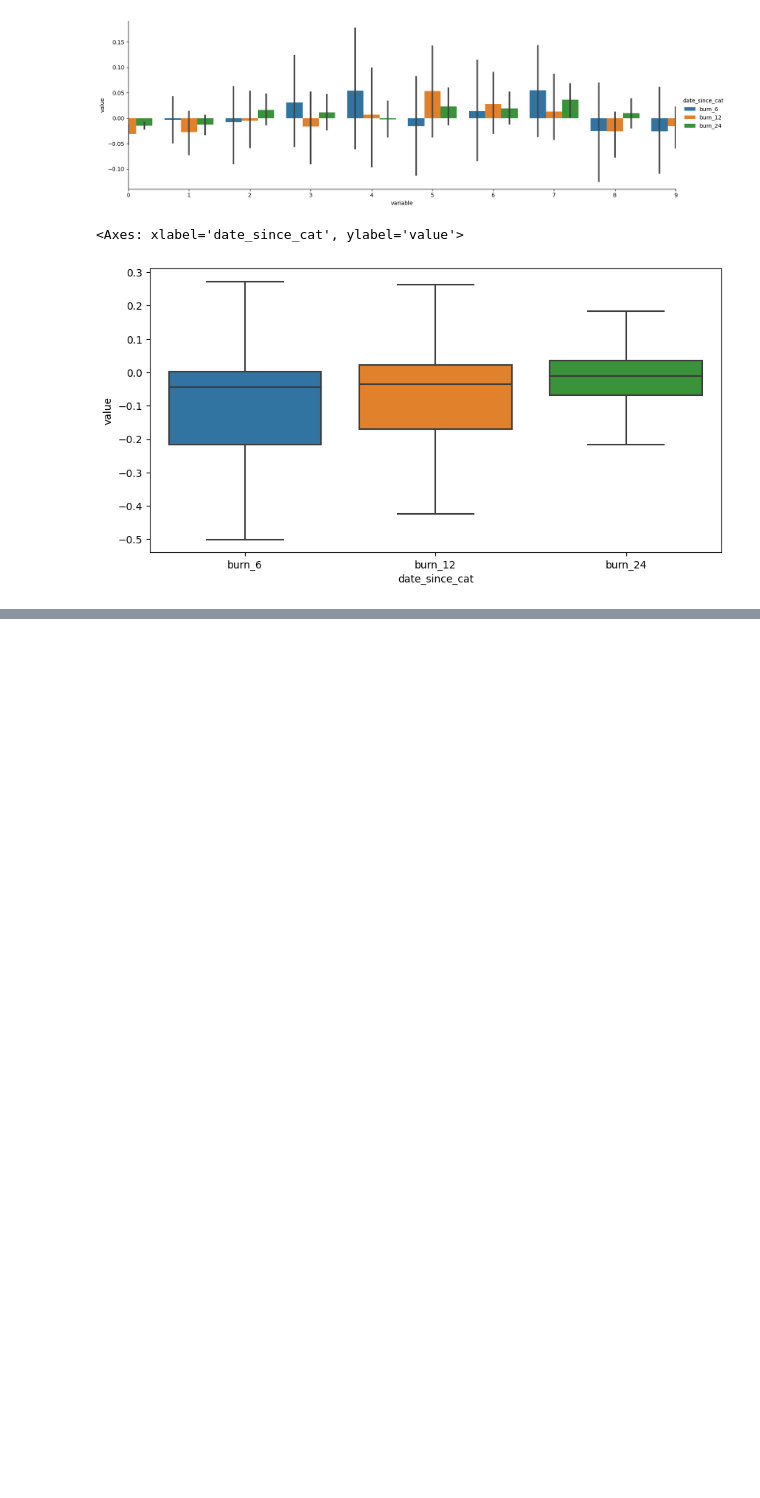
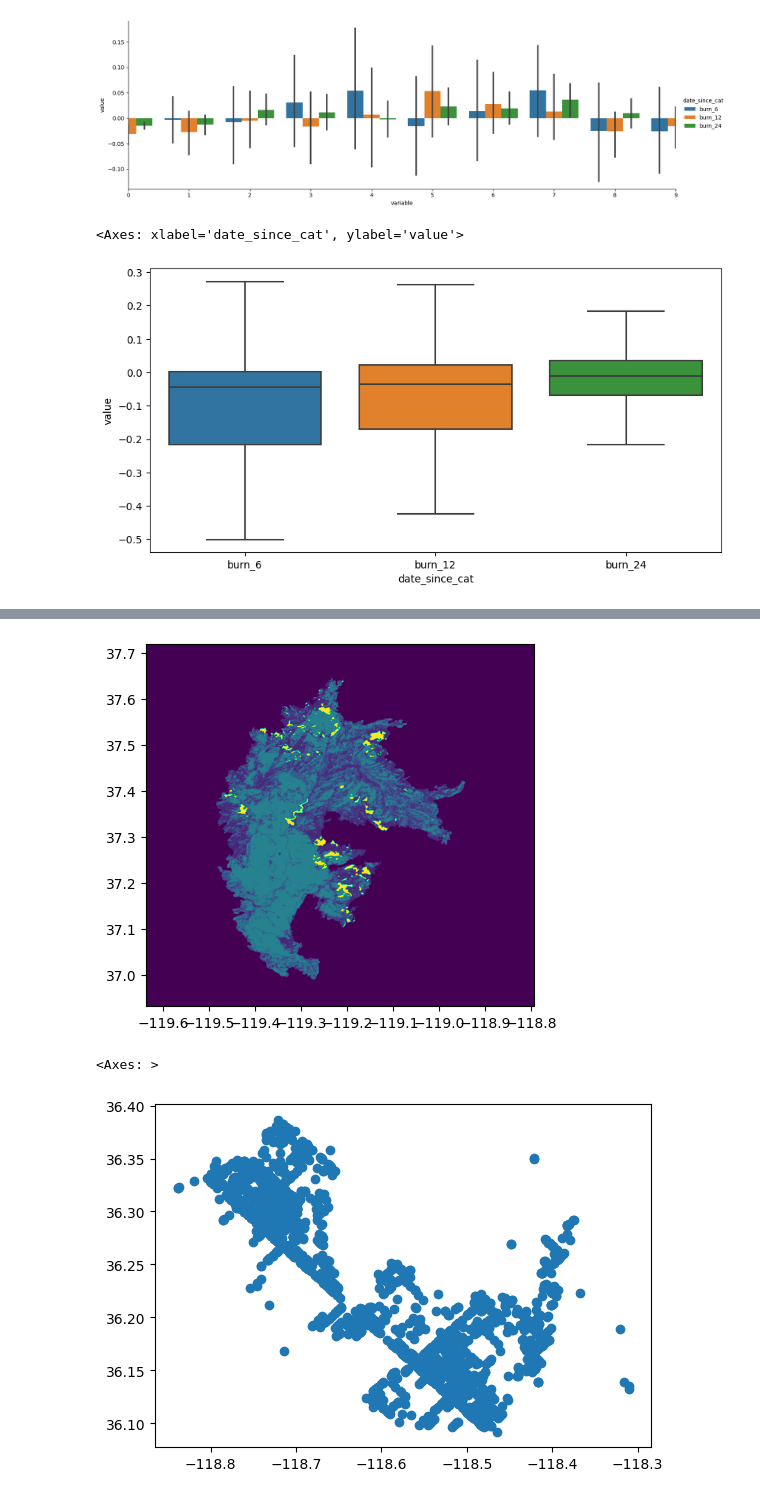
Before and after one commit to mahuna13/fire-regen, a Jupyter notebook: notebooks/exploratory/gedi_evaluation/CastleFire.ipynb, the cells around one changed output, grey strips where cells are left out. Saved outputs shown, nothing was run; the diff lists cells and outputs as text; code cells hidden in the pictures; blank space fills up the shorter version.

```diff
--- a/notebooks/exploratory/gedi_evaluation/CastleFire.ipynb
+++ b/notebooks/exploratory/gedi_evaluation/CastleFire.ipynb
@@ -292,0 +298,4 @@ sns.boxplot(lala, x='date_since_cat', y='value', showfliers=False)
+# %%
+CASTLE_DATA_BA4_RASTER = '/maps/fire-regen/data/evt/castle/ca3720111927220200905_20191123_20201202_rdnbr_ba4.tif'
+BA4_RASTER_BANDS = {0: 'ba4'}
+castle_ba4_raster = raster.RasterSampler(CASTLE_DATA_BA4_RASTER, BA4_RASTER_BANDS)
@@ -292,0 +339,13 @@ sns.boxplot(lala, x='date_since_cat', y='value', showfliers=False)
+# %%
+raster_ba4 = rio.open(CASTLE_DATA_BA4_RASTER)
+# %%
+from matplotlib import pyplot
+from rasterio.plot import show
+fig, ax = plt.subplots(1, 1, figsize=(5, 5), sharex=True)
+#pyplot.imshow(raster_ba4.read(1))
+show(raster_ba4.read(1), transform=raster_ba4.transform)
+close_matches.plot()
+# %% [output]
+[figure, added]
+<Axes: >
+[figure, added]
```
Also changed, not shown: parts of 6 cells of this notebook, 5 other files.
